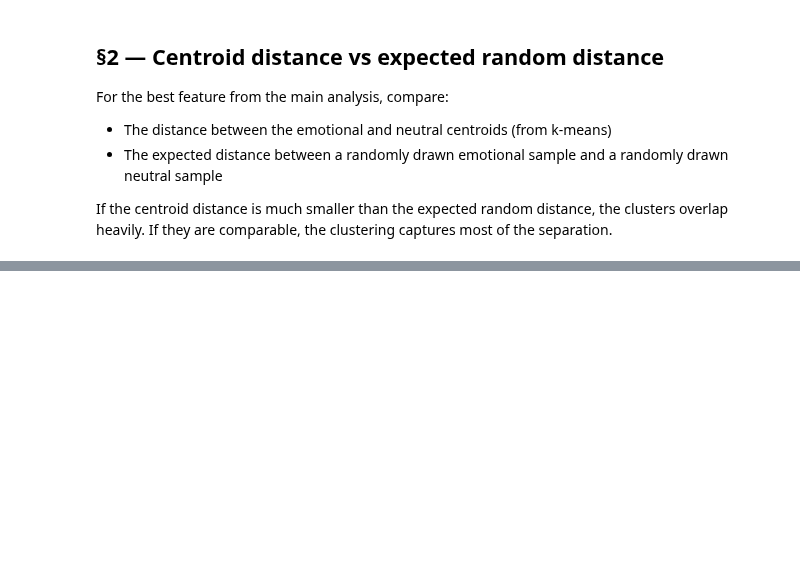
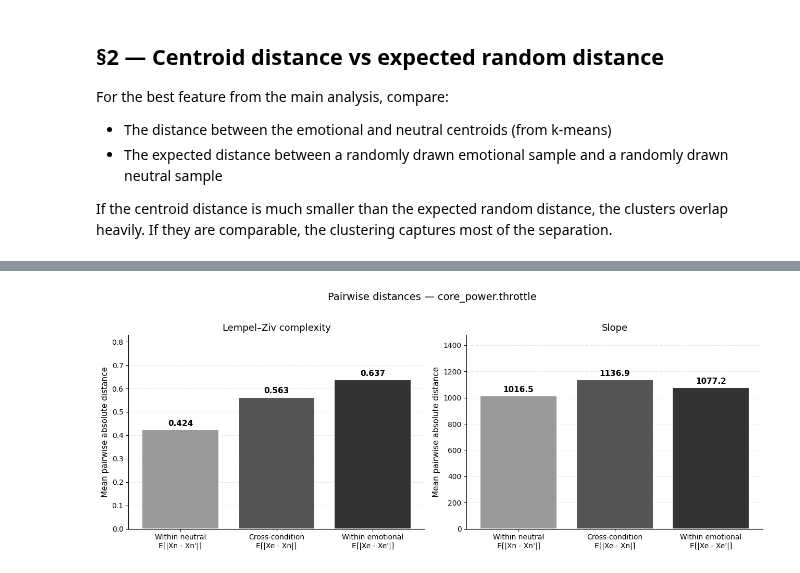
Before and after one commit to salviromain/mccviahat, a Jupyter notebook: analysis/token_centroid_analysis.ipynb, the cells around one changed output, grey strips where cells are left out. Drawn from its saved outputs; the diff is of its cells as text; code cells hidden in the pictures; blank space fills up the shorter version.

```diff
--- a/analysis/token_centroid_analysis.ipynb
+++ b/analysis/token_centroid_analysis.ipynb
@@ -177,3 +296,48 @@ print(f'If cross/within > 1.0, conditions are separated beyond within-group spre
+# %%
+fig, axes = plt.subplots(1, 2, figsize=(13, 5))
+
+categories = ['Within neutral\nE[|Xn - Xn\'|]',
+              'Cross-condition\nE[|Xe - Xn|]',
+              'Within emotional\nE[|Xe - Xe\'|]']
+colors = ['#999999', '#555555', '#333333']
+
+# ── LZ complexity ──────────────────────────────────────────────────────────
+vals_lz = [0.4236, 0.5631, 0.6374]
+ax = axes[0]
+bars = ax.bar(range(3), vals_lz, color=colors, edgecolor='white', linewidth=1.5)
+for bar, val in zip(bars, vals_lz):
+    ax.text(bar.get_x() + bar.get_width()/2, bar.get_height() + 0.01,
+            f'{val:.3f}', ha='center', va='bottom', fontsize=11, fontweight='bold')
+ax.set_xticks(range(3))
+ax.set_xticklabels(categories, fontsize=10)
+ax.set_ylabel('Mean pairwise absolute distance', fontsize=11)
+ax.set_title('Lempel–Ziv complexity', fontsize=13)
+ax.set_ylim(0, max(vals_lz) * 1.3)
+ax.spines[['top', 'right']].set_visible(False)
+ax.yaxis.grid(True, linestyle=':', linewidth=0.7, color='#cccccc', zorder=0)
+ax.set_axisbelow(True)
+
+# ── Slope ──────────────────────────────────────────────────────────────────
+vals_slope = [1016.5, 1136.9, 1077.2]
+ax = axes[1]
+bars = ax.bar(range(3), vals_slope, color=colors, edgecolor='white', linewidth=1.5)
+for bar, val in zip(bars, vals_slope):
+    ax.text(bar.get_x() + bar.get_width()/2, bar.get_height() + 15,
+            f'{val:.1f}', ha='center', va='bottom', fontsize=11, fontweight='bold')
+ax.set_xticks(range(3))
+ax.set_xticklabels(categories, fontsize=10)
+ax.set_ylabel('Mean pairwise absolute distance', fontsize=11)
+ax.set_title('Slope', fontsize=13)
+ax.set_ylim(0, max(vals_slope) * 1.3)
+ax.spines[['top', 'right']].set_visible(False)
+ax.yaxis.grid(True, linestyle=':', linewidth=0.7, color='#cccccc', zorder=0)
+ax.set_axisbelow(True)
+
+fig.suptitle('Pairwise distances — core_power.throttle', fontsize=14, y=1.02)
+plt.tight_layout()
+plt.show()
+# %% [output]
+[figure, added]
 # %%
 # Visualise the distributions
 fig, axes = plt.subplots(1, 2, figsize=(13, 4))
```
Also changed, not shown: parts of 4 cells of this notebook, 28 other files.
